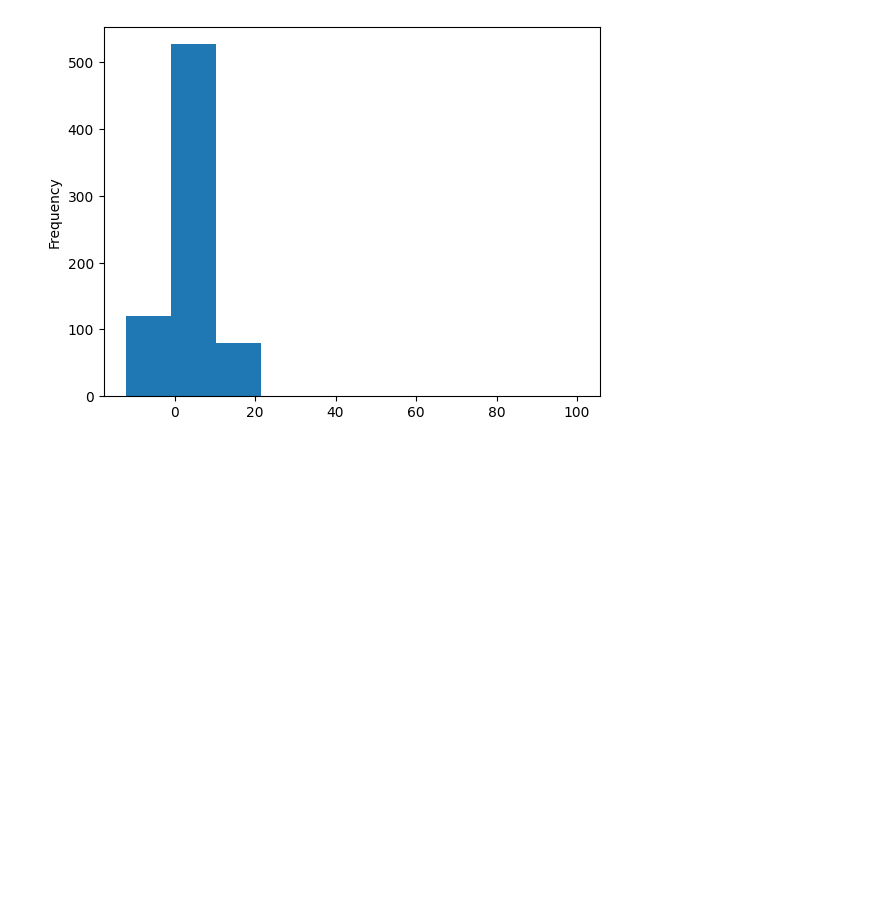
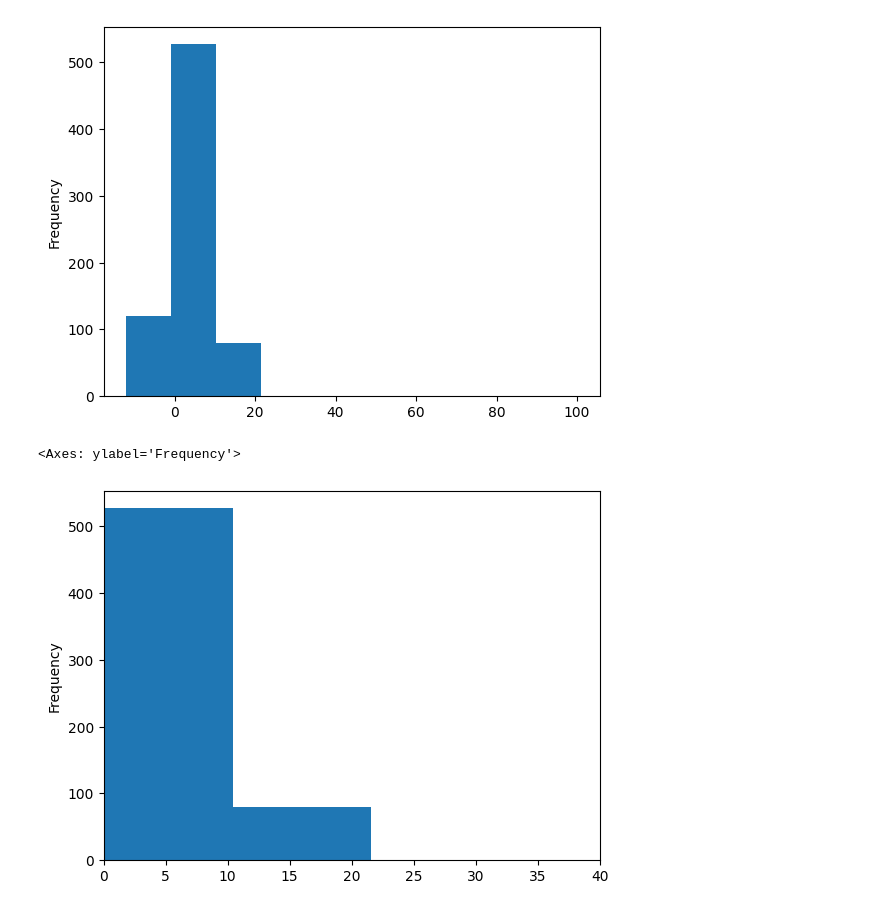
Before and after one commit to reuven/apple-2025-05May-29-visualization, a Jupyter notebook: 2025-05May-29-visualization.ipynb, the cells around one changed output. Drawn from its saved outputs; the diff is of its cells as text; code cells hidden in the pictures; blank space fills up the shorter version.

```diff
--- a/2025-05May-29-visualization.ipynb
+++ b/2025-05May-29-visualization.ipynb
@@ -326,3 +326,8 @@ s.plot.hist()
 # %% [output]
 <Axes: ylabel='Frequency'>
 [figure]
+# %%
+s.plot.hist(xlim=(0, 40))
+# %% [output]
+<Axes: ylabel='Frequency'>
+[figure, added]
```
Also changed, not shown: parts of 2 cells of this notebook.
